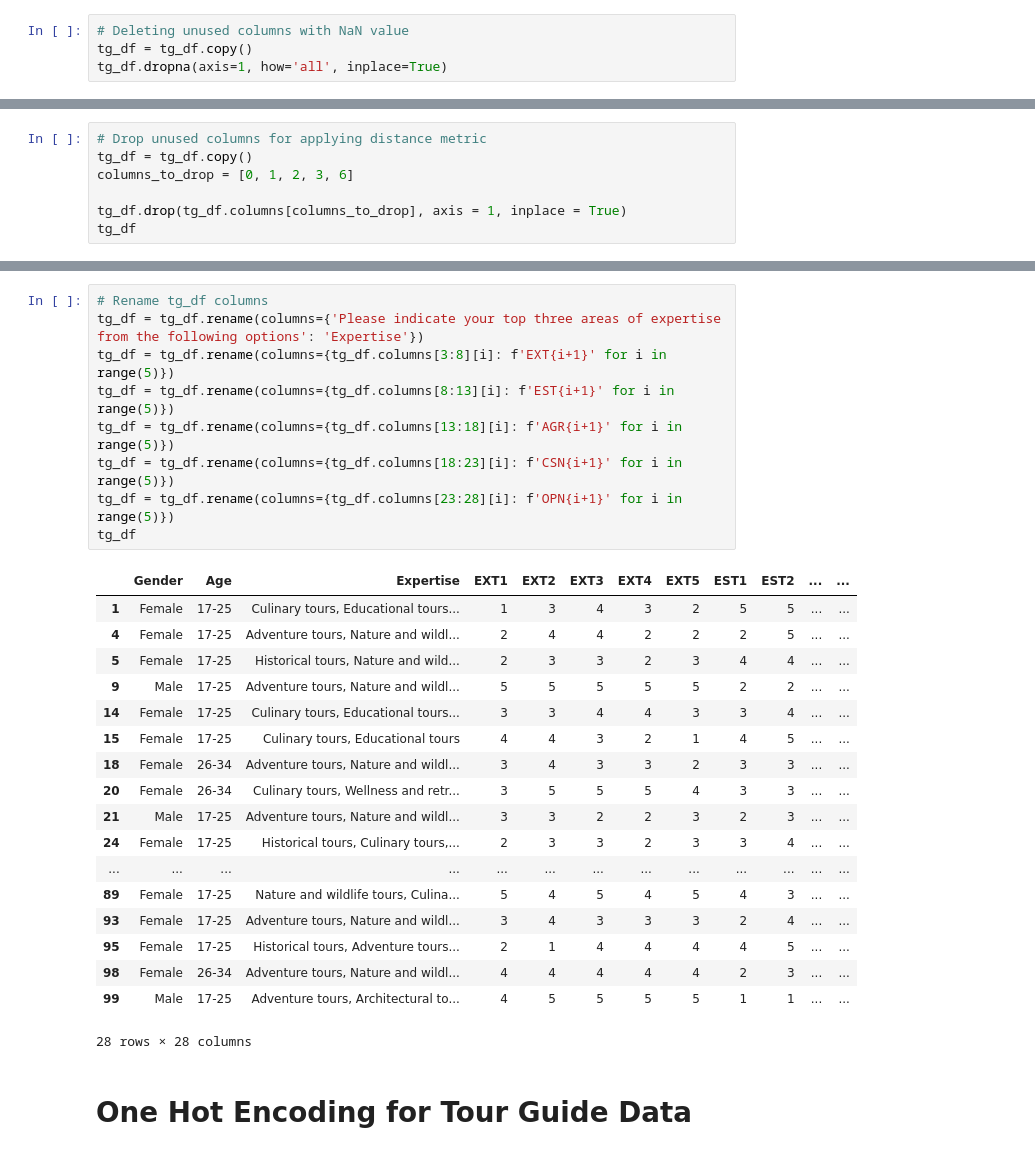
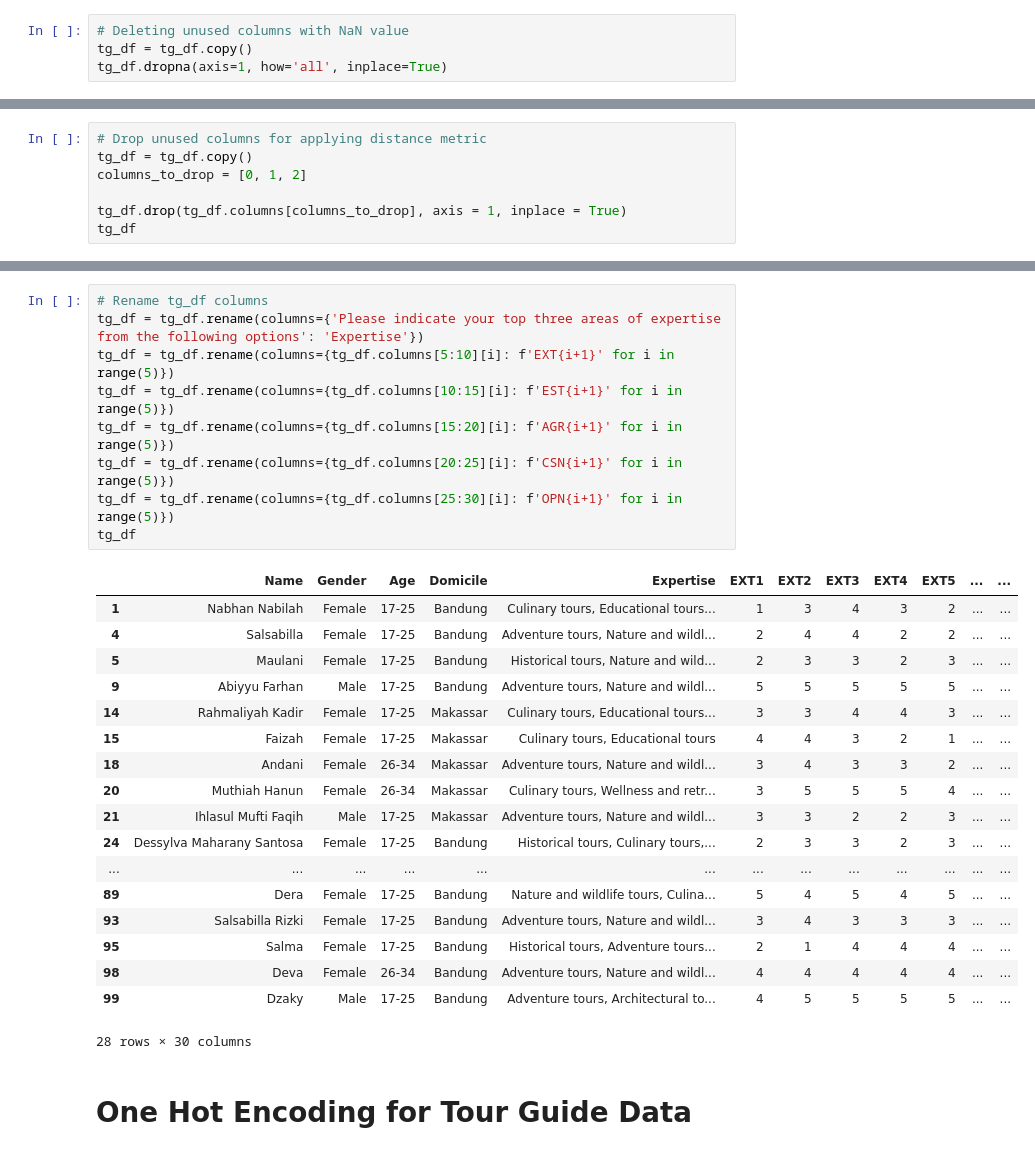
Before and after one commit to mas-tour/mastour-machine-learning, a Jupyter notebook: Cleaning_Survey_Data.ipynb, the cells around one changed output, grey strips where cells are left out. Saved outputs shown, nothing was run; the diff lists cells and outputs as text.

```diff
--- a/Cleaning_Survey_Data.ipynb
+++ b/Cleaning_Survey_Data.ipynb
@@ -102,7 +102,7 @@ Column index: 32, Column name: I am full of ideas
 # %%
 # Drop unused columns for applying distance metric
 tg_df = tg_df.copy()
-columns_to_drop = [0, 1, 2, 3, 6]
+columns_to_drop = [0, 1, 2]
 
 tg_df.drop(tg_df.columns[columns_to_drop], axis = 1, inplace = True)
 tg_df
@@ -128,31 +128,31 @@ tg_df
 # %%
 # Rename tg_df columns
 tg_df = tg_df.rename(columns={'Please indicate your top three areas of expertise from the following options': 'Expertise'})
-tg_df = tg_df.rename(columns={tg_df.columns[3:8][i]: f'EXT{i+1}' for i in range(5)})
-tg_df = tg_df.rename(columns={tg_df.columns[8:13][i]: f'EST{i+1}' for i in range(5)})
-tg_df = tg_df.rename(columns={tg_df.columns[13:18][i]: f'AGR{i+1}' for i in range(5)})
-tg_df = tg_df.rename(columns={tg_df.columns[18:23][i]: f'CSN{i+1}' for i in range(5)})
-tg_df = tg_df.rename(columns={tg_df.columns[23:28][i]: f'OPN{i+1}' for i in range(5)})
+tg_df = tg_df.rename(columns={tg_df.columns[5:10][i]: f'EXT{i+1}' for i in range(5)})
+tg_df = tg_df.rename(columns={tg_df.columns[10:15][i]: f'EST{i+1}' for i in range(5)})
+tg_df = tg_df.rename(columns={tg_df.columns[15:20][i]: f'AGR{i+1}' for i in range(5)})
+tg_df = tg_df.rename(columns={tg_df.columns[20:25][i]: f'CSN{i+1}' for i in range(5)})
+tg_df = tg_df.rename(columns={tg_df.columns[25:30][i]: f'OPN{i+1}' for i in range(5)})
 tg_df
 # %% [output]
-|  | Gender | Age | Expertise | EXT1 | EXT2 | EXT3 | EXT4 | EXT5 | EST1 | EST2 | ... | ... |
-| 1 | Female | 17-25 | Culinary tours, Educational tours... | 1 | 3 | 4 | 3 | 2 | 5 | 5 | ... | ... |
-| 4 | Female | 17-25 | Adventure tours, Nature and wildl... | 2 | 4 | 4 | 2 | 2 | 2 | 5 | ... | ... |
-| 5 | Female | 17-25 | Historical tours, Nature and wild... | 2 | 3 | 3 | 2 | 3 | 4 | 4 | ... | ... |
-| 9 | Male | 17-25 | Adventure tours, Nature and wildl... | 5 | 5 | 5 | 5 | 5 | 2 | 2 | ... | ... |
-| 14 | Female | 17-25 | Culinary tours, Educational tours... | 3 | 3 | 4 | 4 | 3 | 3 | 4 | ... | ... |
-| 15 | Female | 17-25 | Culinary tours, Educational tours | 4 | 4 | 3 | 2 | 1 | 4 | 5 | ... | ... |
-| 18 | Female | 26-34 | Adventure tours, Nature and wildl... | 3 | 4 | 3 | 3 | 2 | 3 | 3 | ... | ... |
-| 20 | Female | 26-34 | Culinary tours, Wellness and retr... | 3 | 5 | 5 | 5 | 4 | 3 | 3 | ... | ... |
-| 21 | Male | 17-25 | Adventure tours, Nature and wildl... | 3 | 3 | 2 | 2 | 3 | 2 | 3 | ... | ... |
-| 24 | Female | 17-25 | Historical tours, Culinary tours,... | 2 | 3 | 3 | 2 | 3 | 3 | 4 | ... | ... |
+|  | Name | Gender | Age | Domicile | Expertise | EXT1 | EXT2 | EXT3 | EXT4 | EXT5 | ... | ... |
+| 1 | Nabhan Nabilah | Female | 17-25 | Bandung | Culinary tours, Educational tours... | 1 | 3 | 4 | 3 | 2 | ... | ... |
+| 4 | Salsabilla | Female | 17-25 | Bandung | Adventure tours, Nature and wildl... | 2 | 4 | 4 | 2 | 2 | ... | ... |
+| 5 | Maulani | Female | 17-25 | Bandung | Historical tours, Nature and wild... | 2 | 3 | 3 | 2 | 3 | ... | ... |
+| 9 | Abiyyu Farhan | Male | 17-25 | Bandung | Adventure tours, Nature and wildl... | 5 | 5 | 5 | 5 | 5 | ... | ... |
+| 14 | Rahmaliyah Kadir | Female | 17-25 | Makassar | Culinary tours, Educational tours... | 3 | 3 | 4 | 4 | 3 | ... | ... |
+| 15 | Faizah | Female | 17-25 | Makassar | Culinary tours, Educational tours | 4 | 4 | 3 | 2 | 1 | ... | ... |
+| 18 | Andani | Female | 26-34 | Makassar | Adventure tours, Nature and wildl... | 3 | 4 | 3 | 3 | 2 | ... | ... |
+| 20 | Muthiah Hanun | Female | 26-34 | Makassar | Culinary tours, Wellness and retr... | 3 | 5 | 5 | 5 | 4 | ... | ... |
+| 21 | Ihlasul Mufti Faqih | Male | 17-25 | Makassar | Adventure tours, Nature and wildl... | 3 | 3 | 2 | 2 | 3 | ... | ... |
+| 24 | Dessylva Maharany Santosa | Female | 17-25 | Bandung | Historical tours, Culinary tours,... | 2 | 3 | 3 | 2 | 3 | ... | ... |
 | ... | ... | ... | ... | ... | ... | ... | ... | ... | ... | ... | ... | ... |
-| 89 | Female | 17-25 | Nature and wildlife tours, Culina... | 5 | 4 | 5 | 4 | 5 | 4 | 3 | ... | ... |
-| 93 | Female | 17-25 | Adventure tours, Nature and wildl... | 3 | 4 | 3 | 3 | 3 | 2 | 4 | ... | ... |
-| 95 | Female | 17-25 | Historical tours, Adventure tours... | 2 | 1 | 4 | 4 | 4 | 4 | 5 | ... | ... |
-| 98 | Female | 26-34 | Adventure tours, Nature and wildl... | 4 | 4 | 4 | 4 | 4 | 2 | 3 | ... | ... |
-| 99 | Male | 17-25 | Adventure tours, Architectural to... | 4 | 5 | 5 | 5 | 5 | 1 | 1 | ... | ... |
+| 89 | Dera | Female | 17-25 | Bandung | Nature and wildlife tours, Culina... | 5 | 4 | 5 | 4 | 5 | ... | ... |
+| 93 | Salsabilla Rizki | Female | 17-25 | Bandung | Adventure tours, Nature and wildl... | 3 | 4 | 3 | 3 | 3 | ... | ... |
+| 95 | Salma | Female | 17-25 | Bandung | Historical tours, Adventure tours... | 2 | 1 | 4 | 4 | 4 | ... | ... |
+| 98 | Deva | Female | 26-34 | Bandung | Adventure tours, Nature and wildl... | 4 | 4 | 4 | 4 | 4 | ... | ... |
+| 99 | Dzaky | Male | 17-25 | Bandung | Adventure tours, Architectural to... | 4 | 5 | 5 | 5 | 5 | ... | ... |
-28 rows × 28 columns
+28 rows × 30 columns
 # %% [markdown]
 # One Hot Encoding for Tour Guide Data
 # %%
```
Also changed, not shown: parts of 7 cells of this notebook.
